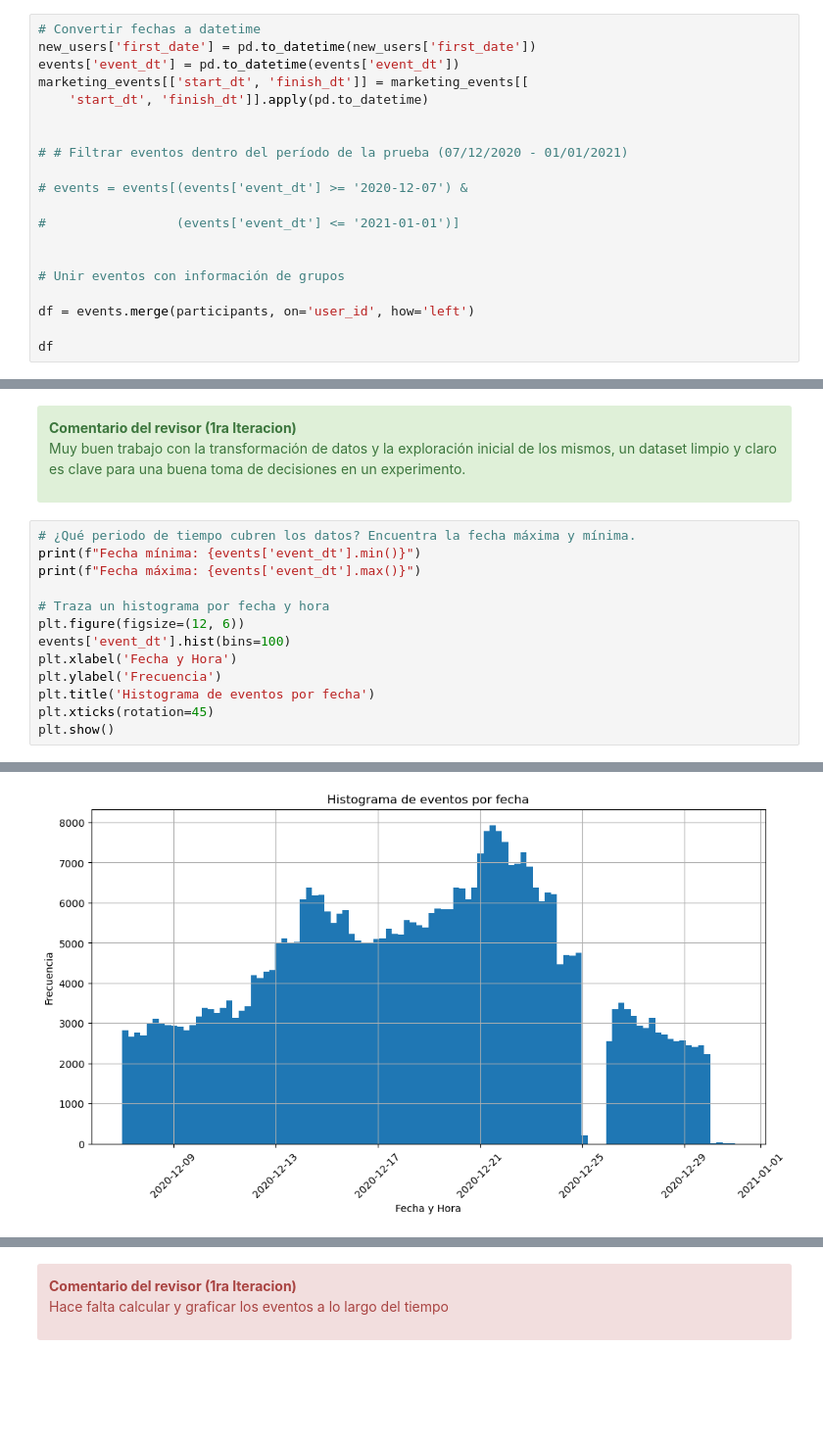
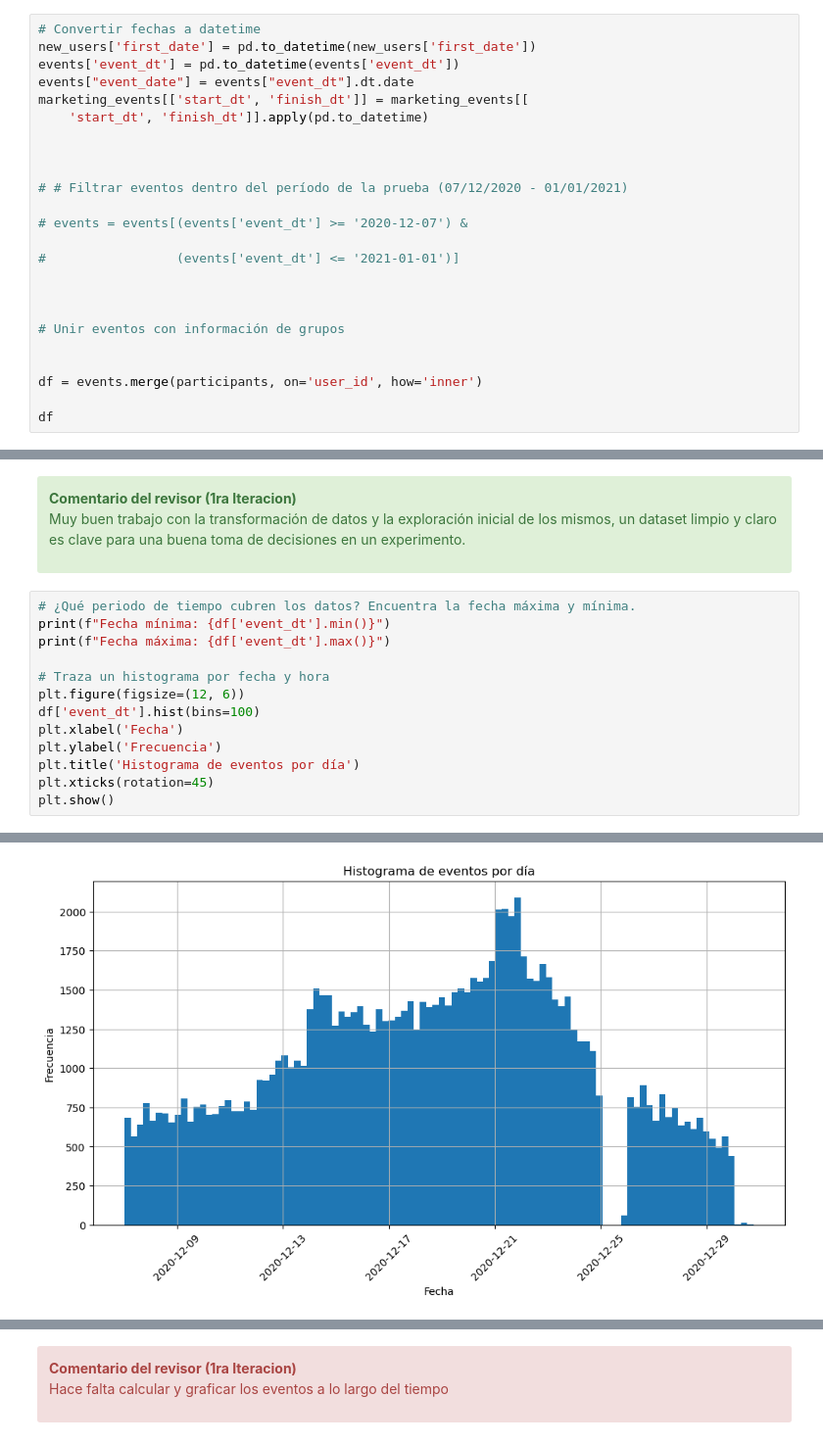
Before and after one commit to hukitan/tripleten, a Jupyter notebook: Proyectos_en_desarrollo/Proyecto Final/ab_Test_1it.ipynb, the cells around one changed output, grey strips where cells are left out. Shown: that part at 98% size. Saved outputs shown, nothing was run; the diff lists cells and outputs as text; blank space fills up the shorter version.

```diff
--- a/Proyectos_en_desarrollo/Proyecto Final/ab_Test_1it.ipynb
+++ b/Proyectos_en_desarrollo/Proyecto Final/ab_Test_1it.ipynb
@@ -176,8 +178,10 @@ Duplicados:
 # Convertir fechas a datetime
 new_users['first_date'] = pd.to_datetime(new_users['first_date'])
 events['event_dt'] = pd.to_datetime(events['event_dt'])
+events["event_date"] = events["event_dt"].dt.date
 marketing_events[['start_dt', 'finish_dt']] = marketing_events[[
     'start_dt', 'finish_dt']].apply(pd.to_datetime)
+
 
 
 # # Filtrar eventos dentro del período de la prueba (07/12/2020 - 01/01/2021)
@@ -187,9 +191,11 @@ marketing_events[['start_dt', 'finish_dt']] = marketing_events[[
 #                 (events['event_dt'] <= '2021-01-01')]
 
 
+
 # Unir eventos con información de grupos
 
-df = events.merge(participants, on='user_id', how='left')
+
+df = events.merge(participants, on='user_id', how='inner')
 
 df
 # %% [output]
@@ -214,15 +220,15 @@ Muy buen trabajo con la transformación de datos y la exploración inicial de lo
 </div>
 # %%
 # ¿Qué periodo de tiempo cubren los datos? Encuentra la fecha máxima y mínima.
-print(f"Fecha mínima: {events['event_dt'].min()}")
-print(f"Fecha máxima: {events['event_dt'].max()}")
+print(f"Fecha mínima: {df['event_dt'].min()}")
+print(f"Fecha máxima: {df['event_dt'].max()}")
 
 # Traza un histograma por fecha y hora
 plt.figure(figsize=(12, 6))
-events['event_dt'].hist(bins=100)
-plt.xlabel('Fecha y Hora')
+df['event_dt'].hist(bins=100)
+plt.xlabel('Fecha')
 plt.ylabel('Frecuencia')
-plt.title('Histograma de eventos por fecha')
+plt.title('Histograma de eventos por día')
 plt.xticks(rotation=45)
 plt.show()
 # %% [output]
@@ -231,2 +237,2 @@ Fecha máxima: 2020-12-30 23:36:33
-[figure, old version]
+[figure, new version]
 # %%
```
Also changed, not shown: parts of 33 cells of this notebook.
